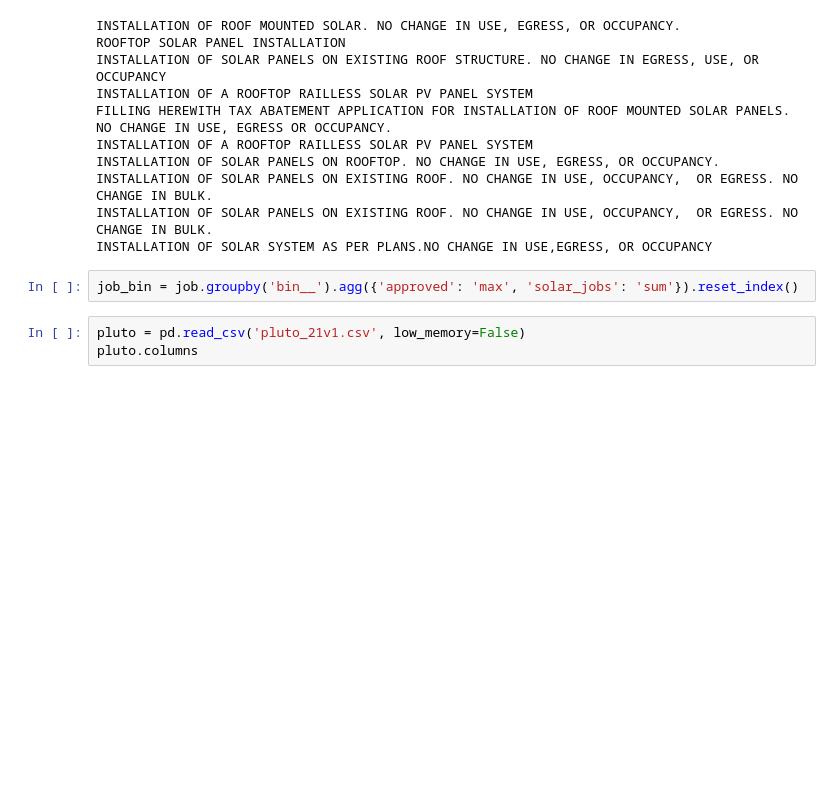
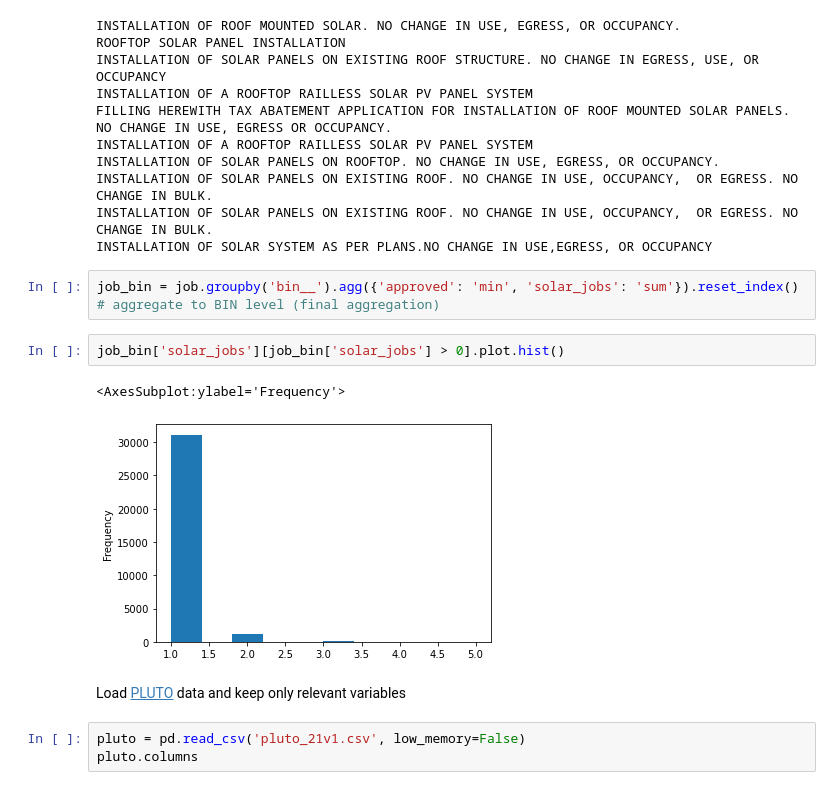
Before and after one commit to CUSP2021ADS/project-green-permits, a Jupyter notebook: green_permits.ipynb, the cells around one changed output. Drawn from its saved outputs; the diff is of its cells as text; blank space fills up the shorter version.

```diff
--- a/green_permits.ipynb
+++ b/green_permits.ipynb
@@ -87,7 +89,14 @@ INSTALLATION OF SOLAR PANELS ON EXISTING ROOF. NO CHANGE IN USE, OCCUPANCY,  OR
 INSTALLATION OF SOLAR PANELS ON EXISTING ROOF. NO CHANGE IN USE, OCCUPANCY,  OR EGRESS. NO CHANGE IN BULK.
 INSTALLATION OF SOLAR SYSTEM AS PER PLANS.NO CHANGE IN USE,EGRESS, OR OCCUPANCY
 # %%
-job_bin = job.groupby('bin__').agg({'approved': 'max', 'solar_jobs': 'sum'}).reset_index()
+job_bin = job.groupby('bin__').agg({'approved': 'min', 'solar_jobs': 'sum'}).reset_index() # aggregate to BIN level (final aggregation)
+# %%
+job_bin['solar_jobs'][job_bin['solar_jobs'] > 0].plot.hist()
+# %% [output]
+<AxesSubplot:ylabel='Frequency'>
+[figure, added]
+# %% [markdown]
+Load [PLUTO](https://www1.nyc.gov/site/planning/data-maps/open-data/dwn-pluto-mappluto.page) data and keep only relevant variables
 # %%
 pluto = pd.read_csv('pluto_21v1.csv', low_memory=False)
 pluto.columns
```
Also changed, not shown: parts of 18 cells of this notebook.
